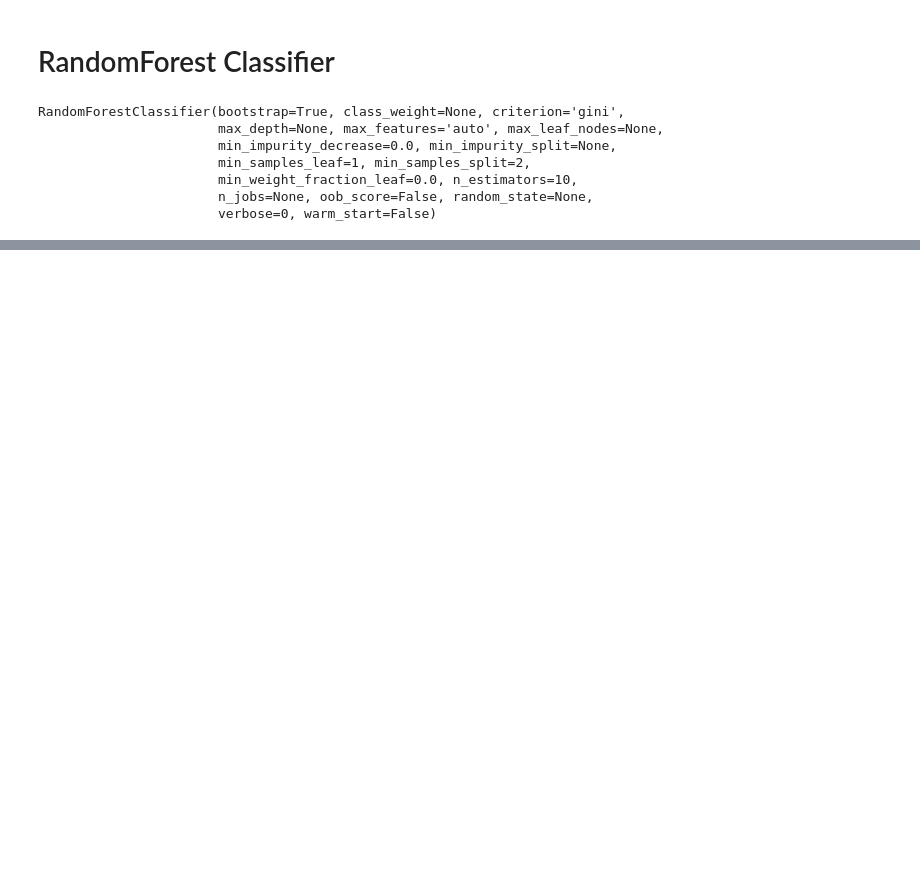
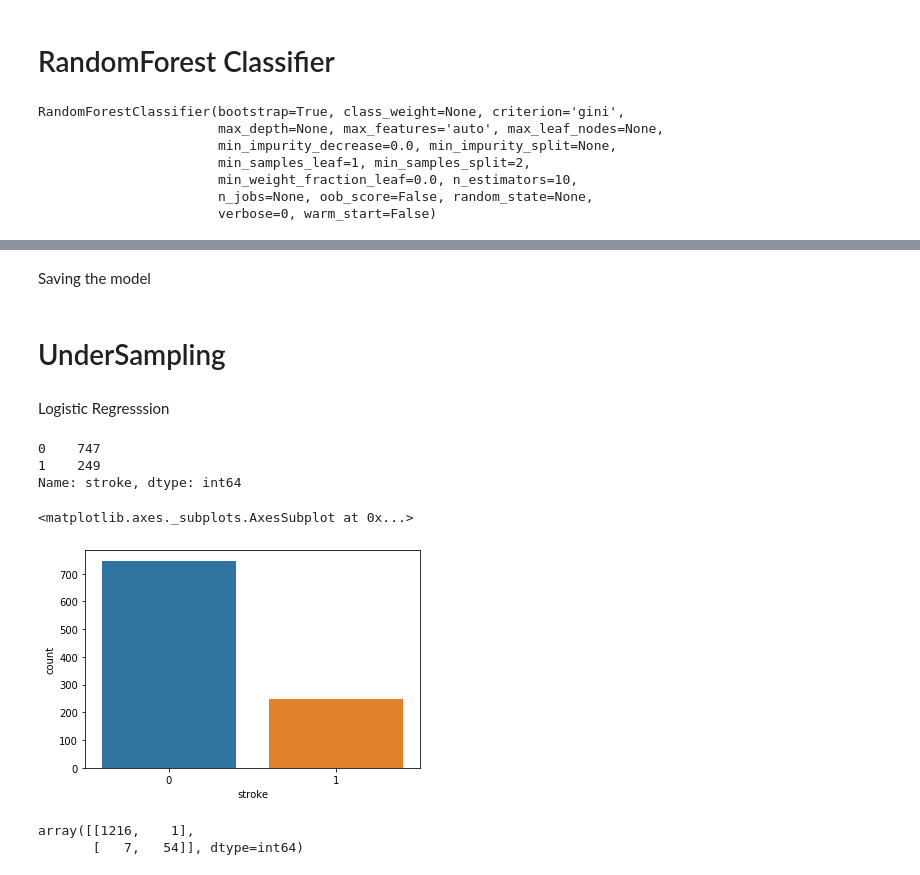
Before and after one commit to sai-indukur/Heart-stroke-prediction, a Jupyter notebook: notebooks/02-Model training.ipynb, the cells around one changed output, grey strips where cells are left out. Cells and saved outputs as stored; diff of their text form; code cells hidden in the pictures; blank space fills up the shorter version.

Commit message:
added new EDA functions, extra models

```diff
--- a/notebooks/02-Model training.ipynb
+++ b/notebooks/02-Model training.ipynb
@@ -1,7 +1,8 @@
 # %%
 import pandas as pd
 import numpy as np
-df=pd.read_csv("Preprocessed_data.csv")
+import seaborn as sns
+df=pd.read_csv("C:/Users/saiin/stroke prediction/data/Preprocessed_data.csv")
 # %%
 df.head()
 # %% [output]
@@ -106,5 +107,29 @@ print(classification_report(y_test,y_pred))
 weighted avg       1.00      1.00      1.00      1278
+# %% [markdown]
+Saving the model
 # %%
 import pickle
 filename='stroke_rfc.pkl'
 pickle.dump(rfc,open(filename,'wb'))
+# %% [markdown]
+# UnderSampling
+# %% [markdown]
+Logistic Regresssion
+# %%
+from sklearn.utils import resample
+from sklearn import metrics
+train=df.copy()
+stroke=train[(train.stroke==1)]
+not_stroke=train[(train.stroke==0)]
+not_stroke_downsampled = resample(not_stroke, replace=False, n_samples=len(stroke)*3, random_state=0)
+train_downsampled = pd.concat([not_stroke_downsampled, stroke]).sample(frac=1)
+train_downsampled.stroke.value_counts()
+# %% [output]
+0    747
+1    249
+Name: stroke, dtype: int64
+# %%
+sns.countplot(x=train_downsampled.stroke)
+# %% [output]
+<matplotlib.axes._subplots.AxesSubplot at 0x...>
+[figure, added]
@@ -110,0 +142,5 @@ pickle.dump(rfc,open(filename,'wb'))
+# %%
+confusion_matrix(y_pred,y_test)
+# %% [output]
+array([[1216,    1],
+       [   7,   54]], dtype=int64)
```
Also changed, not shown: parts of 14 cells of this notebook, 1 other file.
